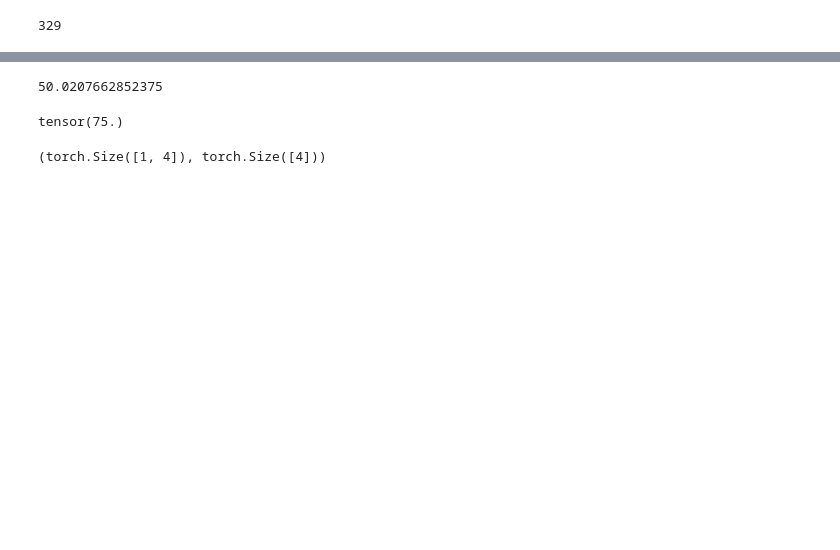
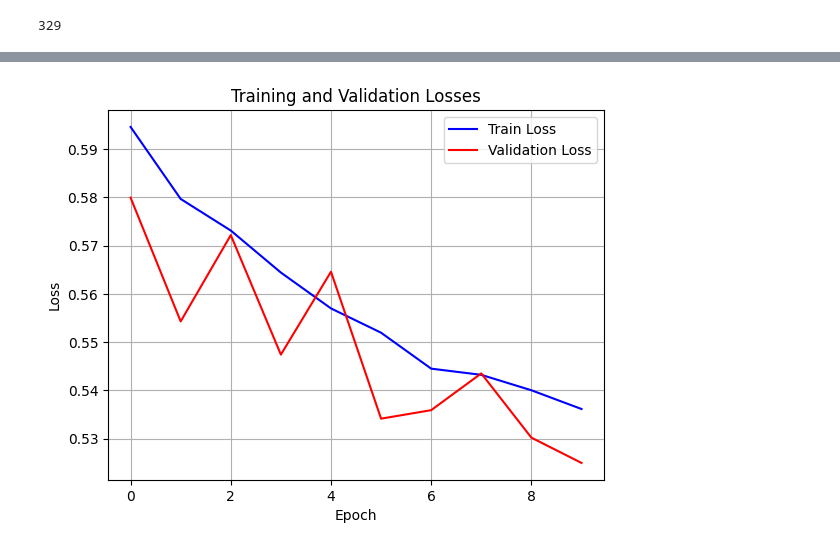
Before and after one commit to Rubeennn/Dog_Cat_dataset, a Jupyter notebook: Cat_Dog.ipynb, the cells around one changed output, grey strips where cells are left out. Drawn from its saved outputs; the diff is of its cells as text; code cells hidden in the pictures; blank space fills up the shorter version.

Commit message:
Loss and Accuracy visualization, need to visualize the missclassified images

```diff
--- a/Cat_Dog.ipynb
+++ b/Cat_Dog.ipynb
@@ -151,7 +155,7 @@ class DogCat(nn.Module):
         self.block1 = nn.Sequential(nn.BatchNorm2d(num_features=1),
                                    nn.Conv2d(in_channels=1,
                                              out_channels=3,
-                                             kernel_size=(3,3),
+                                             kernel_size=(11,11),
                                              stride=1,
                                              padding=0
                                             ),
@@ -159,14 +163,14 @@ class DogCat(nn.Module):
                                     nn.ReLU(),
                                     nn.Conv2d(in_channels=3,
                                               out_channels=6,
-                                              kernel_size=(3,3),
+                                              kernel_size=(5,5),
                                               stride=1,
                                               padding=0
                                     ),
                                     nn.BatchNorm2d(num_features=6),
                                     nn.ReLU(),
                                     nn.MaxPool2d(kernel_size=(3,3)),
-                                    nn.Dropout2d(p=0.2)
+                                    nn.Dropout2d(p=0.25)
                                    )
 
         self.block2 = nn.Sequential(nn.BatchNorm2d(num_features=6),
@@ -187,10 +191,10 @@ class DogCat(nn.Module):
                                     nn.MaxPool2d(kernel_size=(3,3)),
                                     nn.BatchNorm2d(num_features=12),
                                     nn.ReLU(),
-                                    nn.Dropout2d(p=0.2))
+                                    nn.Dropout2d(p=0.25))
 
         self.classifier = nn.Sequential(nn.Flatten(),
-                                       nn.Linear(in_features=1728,
+                                       nn.Linear(in_features=1452,
                                                 out_features=124),
                                         nn.Linear(in_features=124,
                                                  out_features=output_shape)
@@ -319,14 +326,17 @@ time spent: 378.61338329315186
-# %%
-sum(train_total_acc) / len(train_dataloader)
-# %% [output]
-50.0207662852375
-# %%
-a = torch.Tensor([1,1,1,1])
-b = torch.Tensor([1,1,0,1])
-print((sum(a == b) /len(a)) * 100)
-# %% [output]
-tensor(75.)
-# %%
-a.shape, a.squeeze().shape
-# %% [output]
-(torch.Size([1, 4]), torch.Size([4]))
+# %%
+import matplotlib.pyplot as plt
+
+# Assuming train_losses and val_losses are lists or arrays containing your losses
+
+plt.plot(range(epochs), train_losses, c='b', label='Train Loss')
+plt.plot(range(epochs), val_losses, c='r', label='Validation Loss')
+
+plt.xlabel('Epoch')
+plt.ylabel('Loss')
+plt.title('Training and Validation Losses')
+
+plt.legend()
+plt.grid(True)
+plt.show()
+# %% [output]
+[figure, added]
```
Also changed, not shown: parts of 10 cells of this notebook.
